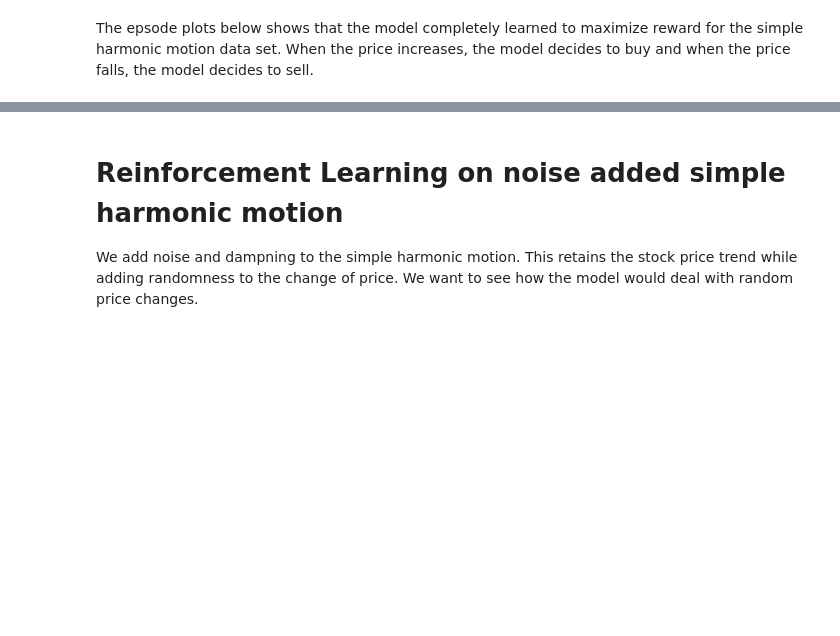
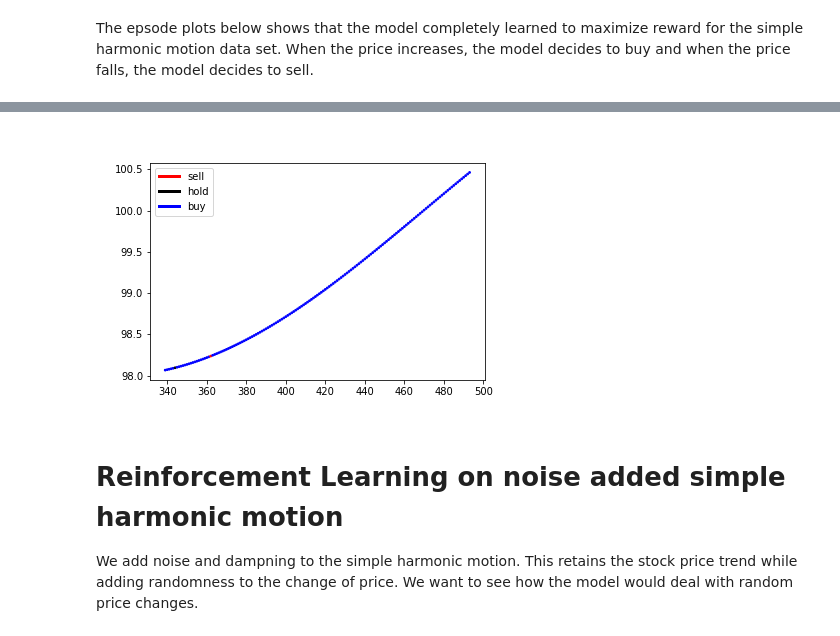
Before and after one commit to hyunjune123/RL-for-Price-Trend-Recognition, a Jupyter notebook: qlearning.ipynb, the cells around one changed output, grey strips where cells are left out. Drawn from its saved outputs; the diff is of its cells as text; code cells hidden in the pictures; blank space fills up the shorter version.

```diff
--- a/qlearning.ipynb
+++ b/qlearning.ipynb
@@ -485,5 +489,7 @@ Image('simple_harmonic_motion/plot_800/episode_800_part_2.png')
 # %%
-Image('simple_harmonic_motion/plot_800/episode_800_part_3.png')
+Image('simple_harmonic_motion/plot_799/episode_799_part_3.png')
+# %% [output]
+[figure, added]
 # %% [markdown]
 # Reinforcement Learning on noise added simple harmonic motion
 
```
Also changed, not shown: parts of 12 cells of this notebook.
